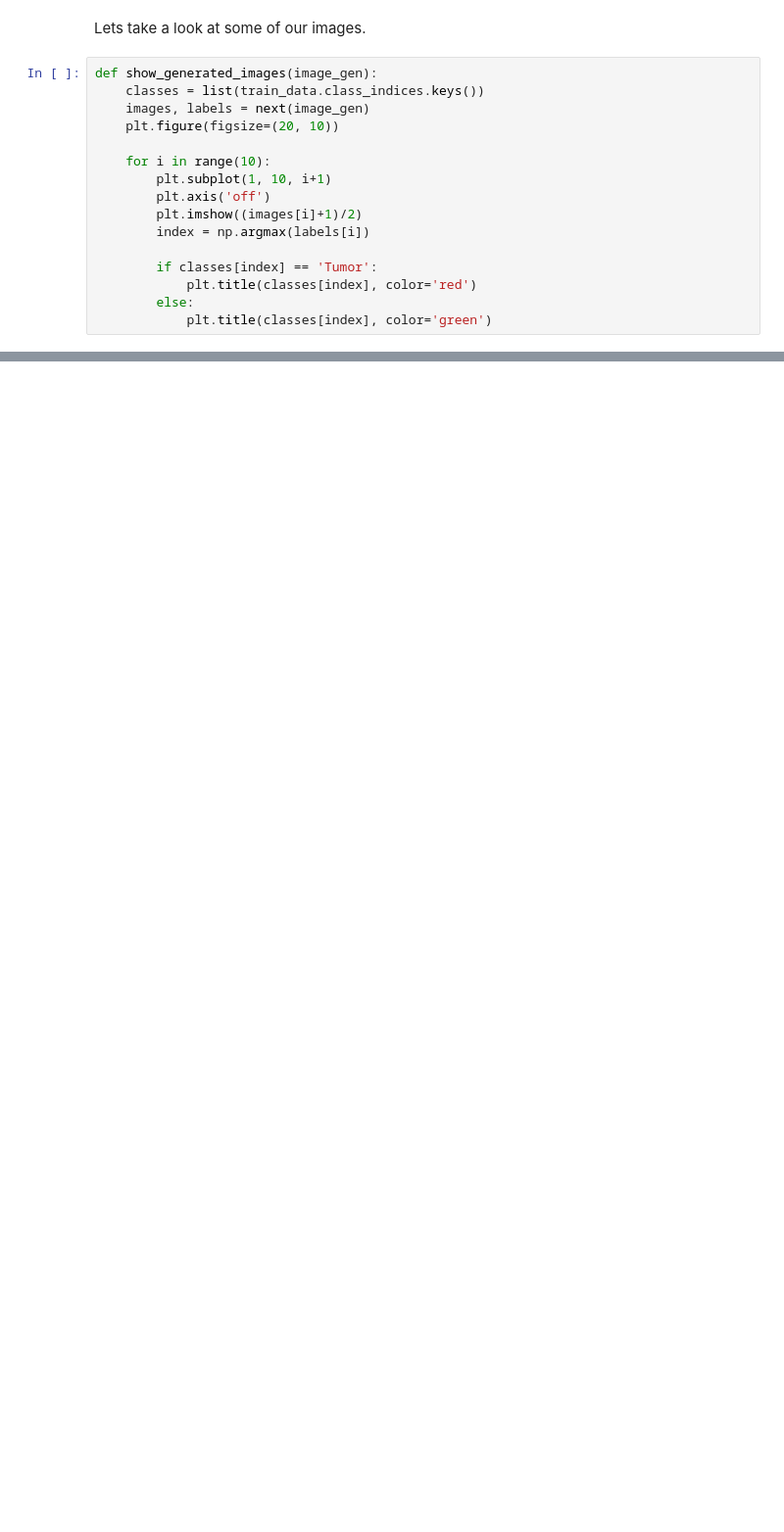
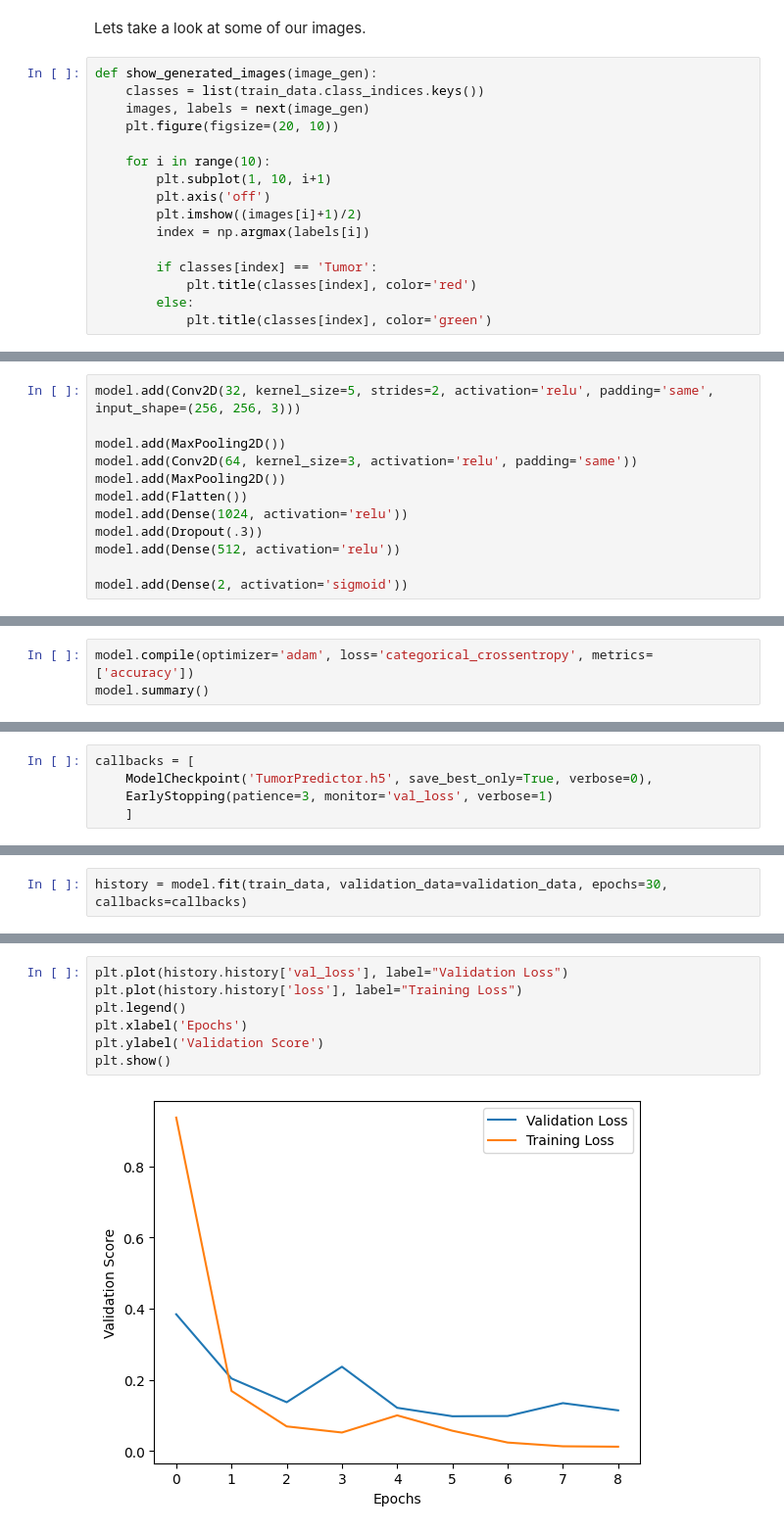
Before and after one commit to andmcllin/Tumor-Prediction-Capstone, a Jupyter notebook: TumorPredictionCapstone.ipynb, the cells around one changed output, grey strips where cells are left out. Shown at 98% size. Saved outputs shown, nothing was run; the diff lists cells and outputs as text; blank space fills up the shorter version.

```diff
--- a/TumorPredictionCapstone.ipynb
+++ b/TumorPredictionCapstone.ipynb
@@ -102,0 +113,12 @@ show_generated_images(train_data)
+# %%
+model.add(Conv2D(32, kernel_size=5, strides=2, activation='relu', padding='same', input_shape=(256, 256, 3)))
+
+model.add(MaxPooling2D())
+model.add(Conv2D(64, kernel_size=3, activation='relu', padding='same'))
+model.add(MaxPooling2D())
+model.add(Flatten())
+model.add(Dense(1024, activation='relu'))
+model.add(Dropout(.3))
+model.add(Dense(512, activation='relu'))
+
+model.add(Dense(2, activation='sigmoid'))
@@ -102,0 +127,3 @@ show_generated_images(train_data)
+# %%
+model.compile(optimizer='adam', loss='categorical_crossentropy', metrics=['accuracy'])
+model.summary()
@@ -102,0 +150,5 @@ show_generated_images(train_data)
+# %%
+callbacks = [
+    ModelCheckpoint('TumorPredictor.h5', save_best_only=True, verbose=0),
+    EarlyStopping(patience=3, monitor='val_loss', verbose=1)
+    ]
@@ -102,0 +157,2 @@ show_generated_images(train_data)
+# %%
+history = model.fit(train_data, validation_data=validation_data, epochs=30, callbacks=callbacks)
@@ -102,0 +181,9 @@ show_generated_images(train_data)
+# %%
+plt.plot(history.history['val_loss'], label="Validation Loss")
+plt.plot(history.history['loss'], label="Training Loss")
+plt.legend()
+plt.xlabel('Epochs')
+plt.ylabel('Validation Score')
+plt.show()
+# %% [output]
+[figure, added]
```
Also changed, not shown: parts of 23 cells of this notebook.
